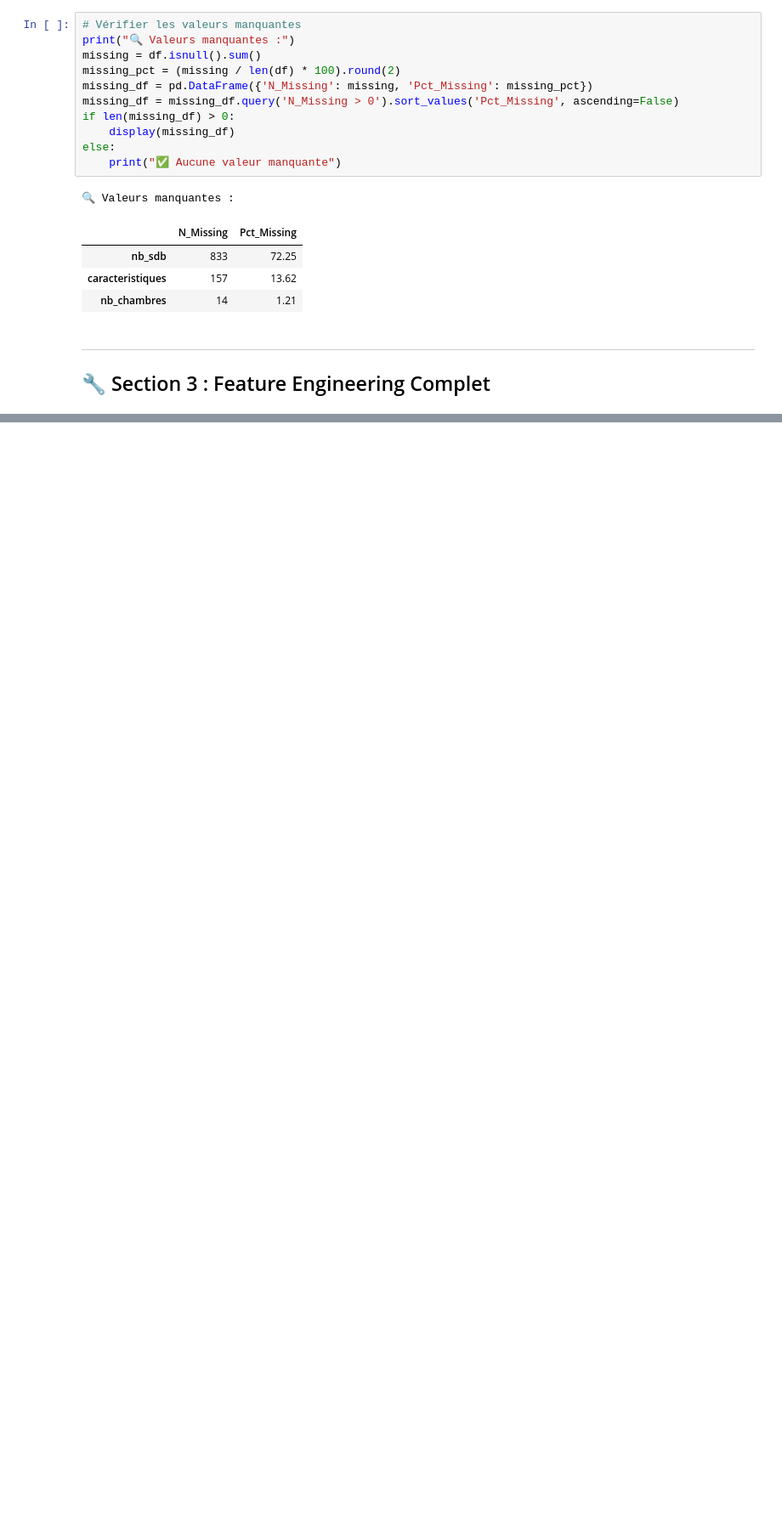
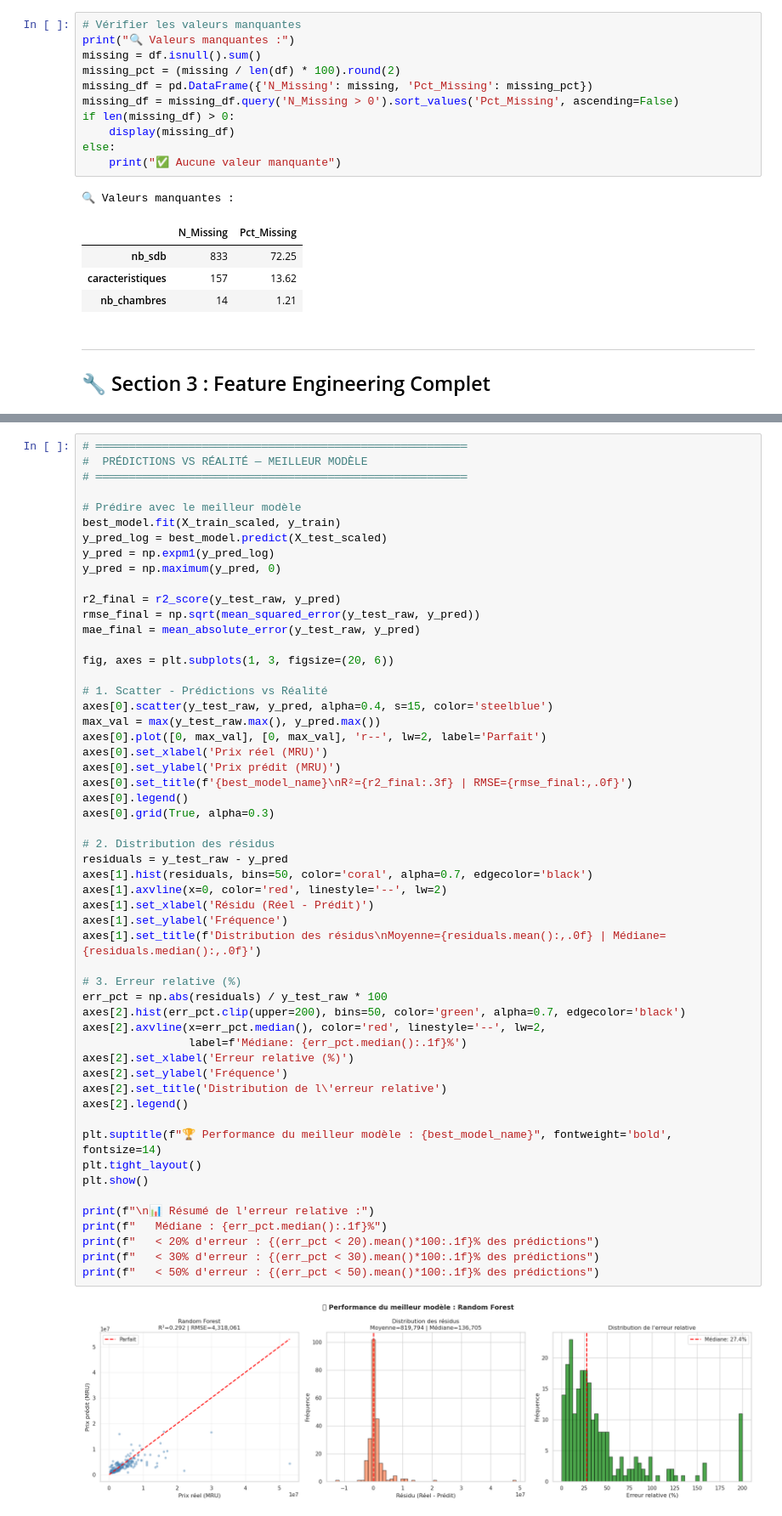
Before and after one commit to AymanMady/immobilier-price-prediction, a Jupyter notebook: notebooks/04_modeling.ipynb, the cells around one changed output, grey strips where cells are left out. Shown at 85% size. Drawn from its saved outputs; the diff is of its cells as text; blank space fills up the shorter version.

```diff
--- a/notebooks/04_modeling.ipynb
+++ b/notebooks/04_modeling.ipynb
@@ -910,0 +815,56 @@ print(f"   📈 R² sur test set : {r2_test:.4f}")
+# %%
+# ════════════════════════════════════════════════════════
+#  PRÉDICTIONS VS RÉALITÉ — MEILLEUR MODÈLE
+# ════════════════════════════════════════════════════════
+
+# Prédire avec le meilleur modèle
+best_model.fit(X_train_scaled, y_train)
+y_pred_log = best_model.predict(X_test_scaled)
+y_pred = np.expm1(y_pred_log)
+y_pred = np.maximum(y_pred, 0)
+
+r2_final = r2_score(y_test_raw, y_pred)
+rmse_final = np.sqrt(mean_squared_error(y_test_raw, y_pred))
+mae_final = mean_absolute_error(y_test_raw, y_pred)
+
+fig, axes = plt.subplots(1, 3, figsize=(20, 6))
+
+# 1. Scatter - Prédictions vs Réalité
+axes[0].scatter(y_test_raw, y_pred, alpha=0.4, s=15, color='steelblue')
+max_val = max(y_test_raw.max(), y_pred.max())
+axes[0].plot([0, max_val], [0, max_val], 'r--', lw=2, label='Parfait')
+axes[0].set_xlabel('Prix réel (MRU)')
+axes[0].set_ylabel('Prix prédit (MRU)')
+axes[0].set_title(f'{best_model_name}\nR²={r2_final:.3f} | RMSE={rmse_final:,.0f}')
+axes[0].legend()
+axes[0].grid(True, alpha=0.3)
+
+# 2. Distribution des résidus
+residuals = y_test_raw - y_pred
+axes[1].hist(residuals, bins=50, color='coral', alpha=0.7, edgecolor='black')
+axes[1].axvline(x=0, color='red', linestyle='--', lw=2)
+axes[1].set_xlabel('Résidu (Réel - Prédit)')
+axes[1].set_ylabel('Fréquence')
+axes[1].set_title(f'Distribution des résidus\nMoyenne={residuals.mean():,.0f} | Médiane={residuals.median():,.0f}')
+
+# 3. Erreur relative (%)
+err_pct = np.abs(residuals) / y_test_raw * 100
+axes[2].hist(err_pct.clip(upper=200), bins=50, color='green', alpha=0.7, edgecolor='black')
+axes[2].axvline(x=err_pct.median(), color='red', linestyle='--', lw=2,
+                label=f'Médiane: {err_pct.median():.1f}%')
+axes[2].set_xlabel('Erreur relative (%)')
+axes[2].set_ylabel('Fréquence')
+axes[2].set_title('Distribution de l\'erreur relative')
+axes[2].legend()
+
+plt.suptitle(f"🏆 Performance du meilleur modèle : {best_model_name}", fontweight='bold', fontsize=14)
+plt.tight_layout()
+plt.show()
+
+print(f"\n📊 Résumé de l'erreur relative :")
+print(f"   Médiane : {err_pct.median():.1f}%")
+print(f"   < 20% d'erreur : {(err_pct < 20).mean()*100:.1f}% des prédictions")
+print(f"   < 30% d'erreur : {(err_pct < 30).mean()*100:.1f}% des prédictions")
+print(f"   < 50% d'erreur : {(err_pct < 50).mean()*100:.1f}% des prédictions")
+# %% [output]
+[figure, added]
```
Also changed, not shown: parts of 69 cells of this notebook, 6 other files.
